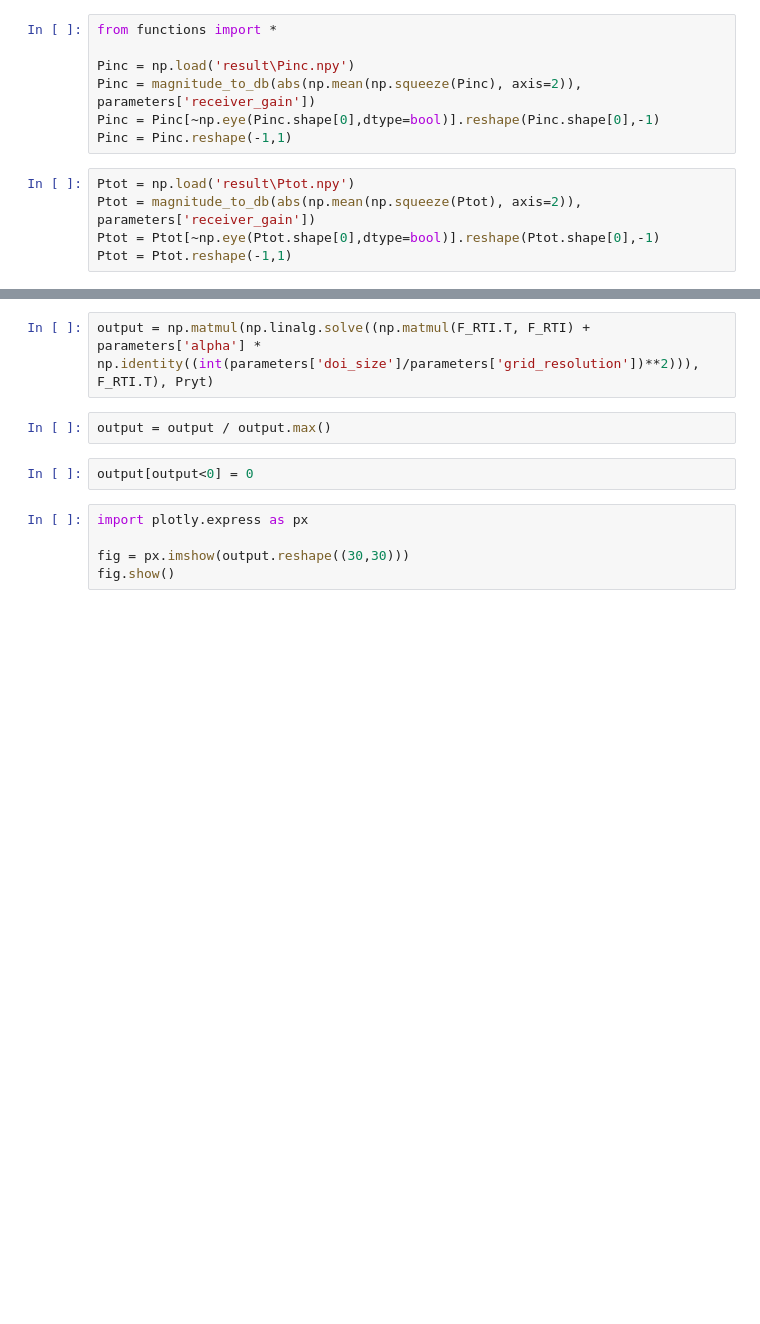
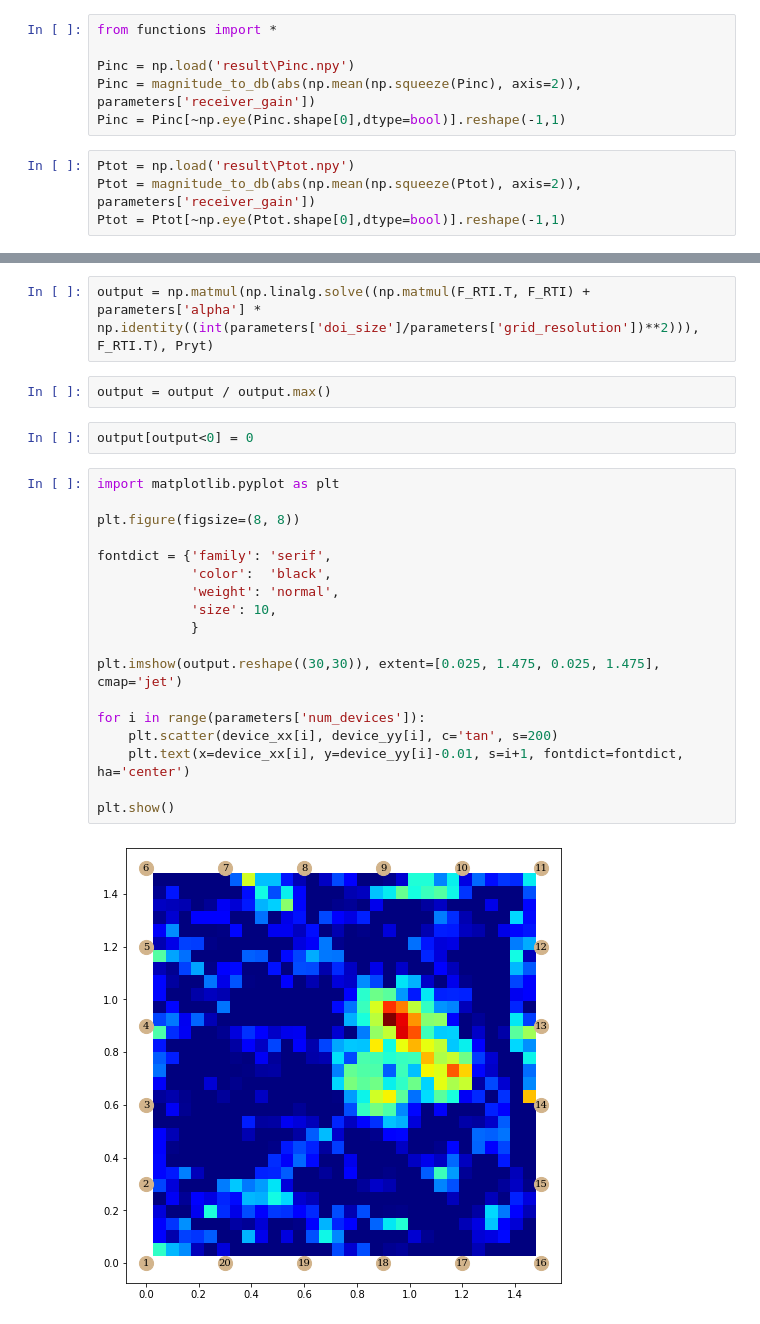
Before and after one commit to anderswong425/RF-Imaging, a Jupyter notebook: test2.ipynb, the cells around one changed output, grey strips where cells are left out. Cells and saved outputs as stored; diff of their text form; blank space fills up the shorter version.

```diff
--- a/test2.ipynb
+++ b/test2.ipynb
@@ -89,12 +91,10 @@ from functions import *
 
 Pinc = np.load('result\Pinc.npy')
 Pinc = magnitude_to_db(abs(np.mean(np.squeeze(Pinc), axis=2)), parameters['receiver_gain'])
-Pinc = Pinc[~np.eye(Pinc.shape[0],dtype=bool)].reshape(Pinc.shape[0],-1)
-Pinc = Pinc.reshape(-1,1)
+Pinc = Pinc[~np.eye(Pinc.shape[0],dtype=bool)].reshape(-1,1)
 # %%
 Ptot = np.load('result\Ptot.npy')
 Ptot = magnitude_to_db(abs(np.mean(np.squeeze(Ptot), axis=2)), parameters['receiver_gain'])
-Ptot = Ptot[~np.eye(Ptot.shape[0],dtype=bool)].reshape(Ptot.shape[0],-1)
-Ptot = Ptot.reshape(-1,1)
+Ptot = Ptot[~np.eye(Ptot.shape[0],dtype=bool)].reshape(-1,1)
 # %%
 Pryt = Pinc - Ptot
@@ -106,11 +104,26 @@ output = np.matmul(np.linalg.solve((np.matmul(F_RTI.T, F_RTI) + parameters['alph
 output = output / output.max()
 # %%
 output[output<0] = 0
-# %%
-import plotly.express as px
-
-fig = px.imshow(output.reshape((30,30)))
-fig.show()
+# %%
+import matplotlib.pyplot as plt
+
+plt.figure(figsize=(8, 8))
+
+fontdict = {'family': 'serif',
+            'color':  'black',
+            'weight': 'normal',
+            'size': 10,
+            }
+
+plt.imshow(output.reshape((30,30)), extent=[0.025, 1.475, 0.025, 1.475], cmap='jet')
+
+for i in range(parameters['num_devices']):
+    plt.scatter(device_xx[i], device_yy[i], c='tan', s=200)
+    plt.text(x=device_xx[i], y=device_yy[i]-0.01, s=i+1, fontdict=fontdict, ha='center')
+
+plt.show()
+# %% [output]
+[figure, added]
 # %%
 end = time.time()
 
```
Also changed, not shown: parts of 4 cells of this notebook, 7 other files.
